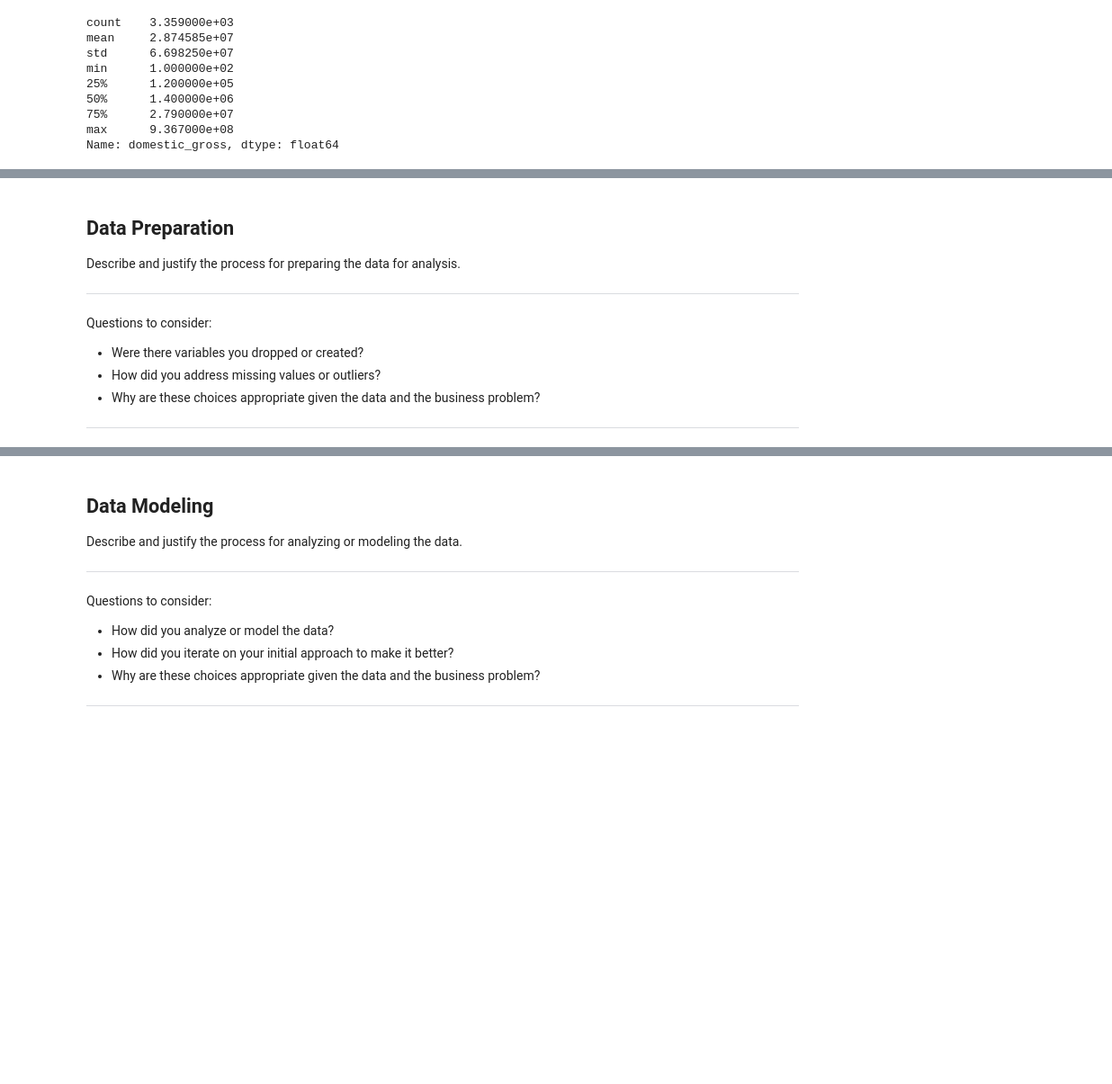
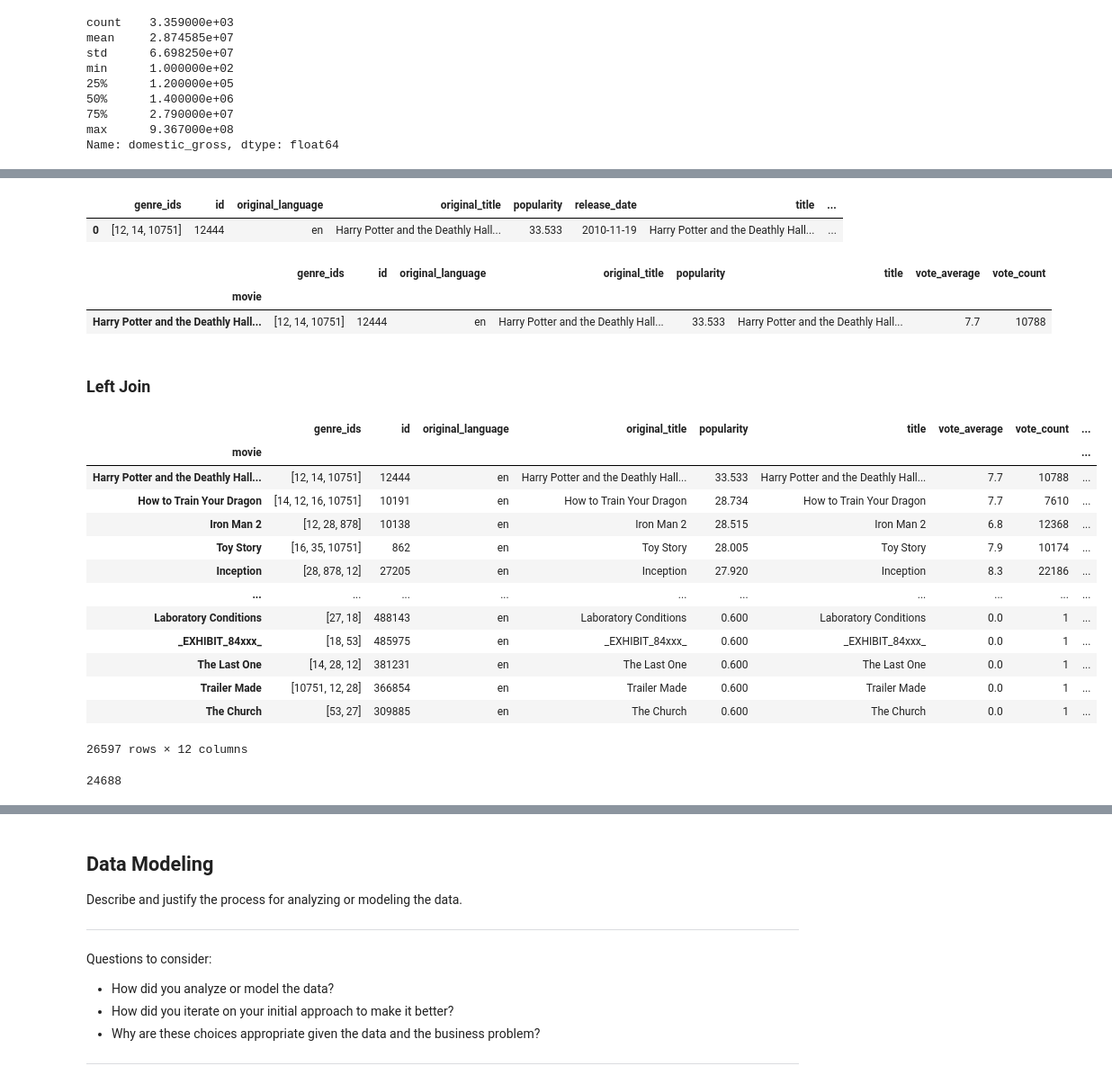
Before and after one commit to fetterollie/Microsoft-Movie-Analysis, a Jupyter notebook: jon_prelim.ipynb, the cells around one changed output, grey strips where cells are left out. Shown: that part at 90% size. Drawn from its saved outputs; the diff is of its cells as text; code cells hidden in the pictures; blank space fills up the shorter version.

```diff
--- a/jon_prelim.ipynb
+++ b/jon_prelim.ipynb
@@ -127,0 +113,3 @@ Name: release_date, Length: 26517, dtype: object
+# %%
+df_tn = pd.read_csv('zippedData/tn.movie_budgets.csv.gz', index_col=0, )
+df_tn
@@ -127,0 +167,2 @@ Name: release_date, Length: 26517, dtype: object
+# %%
+df_tn_mod = df_tn.set_index('movie')
@@ -148,11 +193,0 @@ df_tmdb.info
-# %% [markdown]
-## Data Preparation
-
-Describe and justify the process for preparing the data for analysis.
-
-***
-Questions to consider:
-* Were there variables you dropped or created?
-* How did you address missing values or outliers?
-* Why are these choices appropriate given the data and the business problem?
-***
@@ -160,0 +194,5 @@ Questions to consider:
+# %%
+df_tmdb.head(1)
+# %% [output]
+|  | genre_ids | id | original_language | original_title | popularity | release_date | title | ... |
+| 0 | [12, 14, 10751] | 12444 | en | Harry Potter and the Deathly Hall... | 33.533 | 2010-11-19 | Harry Potter and the Deathly Hall... | ... |
@@ -160,0 +212,30 @@ Questions to consider:
+# %%
+df_tmdb_mod.head(1)
+# %% [output]
+|  | genre_ids | id | original_language | original_title | popularity | title | vote_average | vote_count |
+| movie |  |  |  |  |  |  |  |  |
+| Harry Potter and the Deathly Hall... | [12, 14, 10751] | 12444 | en | Harry Potter and the Deathly Hall... | 33.533 | Harry Potter and the Deathly Hall... | 7.7 | 10788 |
+# %% [markdown]
+### Left Join
+# %%
+df_tmdb_tn_leftjoin = df_tmdb_mod.join(df_tn_mod, on='movie', how='left', lsuffix='tmbd', rsuffix='tn')
+df_tmdb_tn_leftjoin
+# %% [output]
+|  | genre_ids | id | original_language | original_title | popularity | title | vote_average | vote_count | ... |
+| movie |  |  |  |  |  |  |  |  | ... |
+| Harry Potter and the Deathly Hall... | [12, 14, 10751] | 12444 | en | Harry Potter and the Deathly Hall... | 33.533 | Harry Potter and the Deathly Hall... | 7.7 | 10788 | ... |
+| How to Train Your Dragon | [14, 12, 16, 10751] | 10191 | en | How to Train Your Dragon | 28.734 | How to Train Your Dragon | 7.7 | 7610 | ... |
+| Iron Man 2 | [12, 28, 878] | 10138 | en | Iron Man 2 | 28.515 | Iron Man 2 | 6.8 | 12368 | ... |
+| Toy Story | [16, 35, 10751] | 862 | en | Toy Story | 28.005 | Toy Story | 7.9 | 10174 | ... |
+| Inception | [28, 878, 12] | 27205 | en | Inception | 27.920 | Inception | 8.3 | 22186 | ... |
+| ... | ... | ... | ... | ... | ... | ... | ... | ... | ... |
+| Laboratory Conditions | [27, 18] | 488143 | en | Laboratory Conditions | 0.600 | Laboratory Conditions | 0.0 | 1 | ... |
+| _EXHIBIT_84xxx_ | [18, 53] | 485975 | en | _EXHIBIT_84xxx_ | 0.600 | _EXHIBIT_84xxx_ | 0.0 | 1 | ... |
+| The Last One | [14, 28, 12] | 381231 | en | The Last One | 0.600 | The Last One | 0.0 | 1 | ... |
+| Trailer Made | [10751, 12, 28] | 366854 | en | Trailer Made | 0.600 | Trailer Made | 0.0 | 1 | ... |
+| The Church | [53, 27] | 309885 | en | The Church | 0.600 | The Church | 0.0 | 1 | ... |
+26597 rows × 12 columns
+# %%
+len(set(df_tmdb_tn_leftjoin['title']))
+# %% [output]
+24688
```
Also changed, not shown: parts of 35 cells of this notebook, 1 other file.
